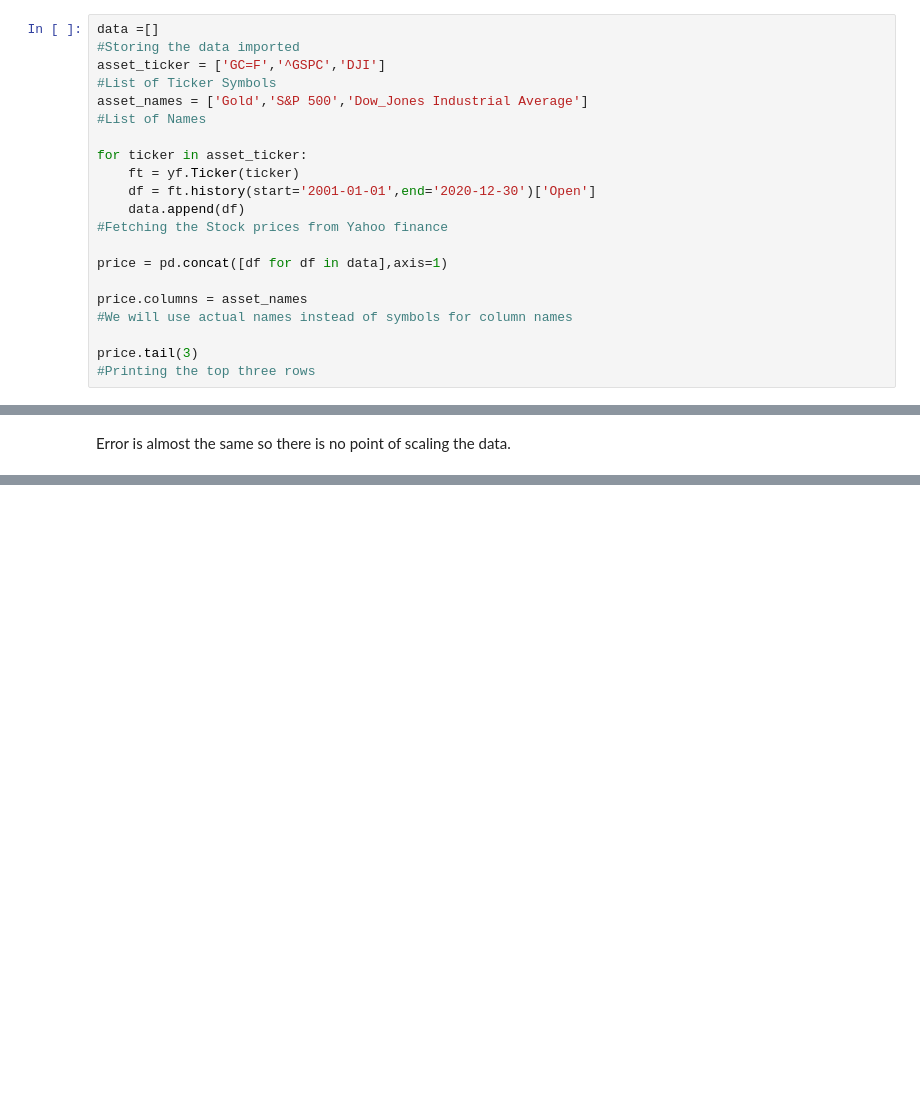
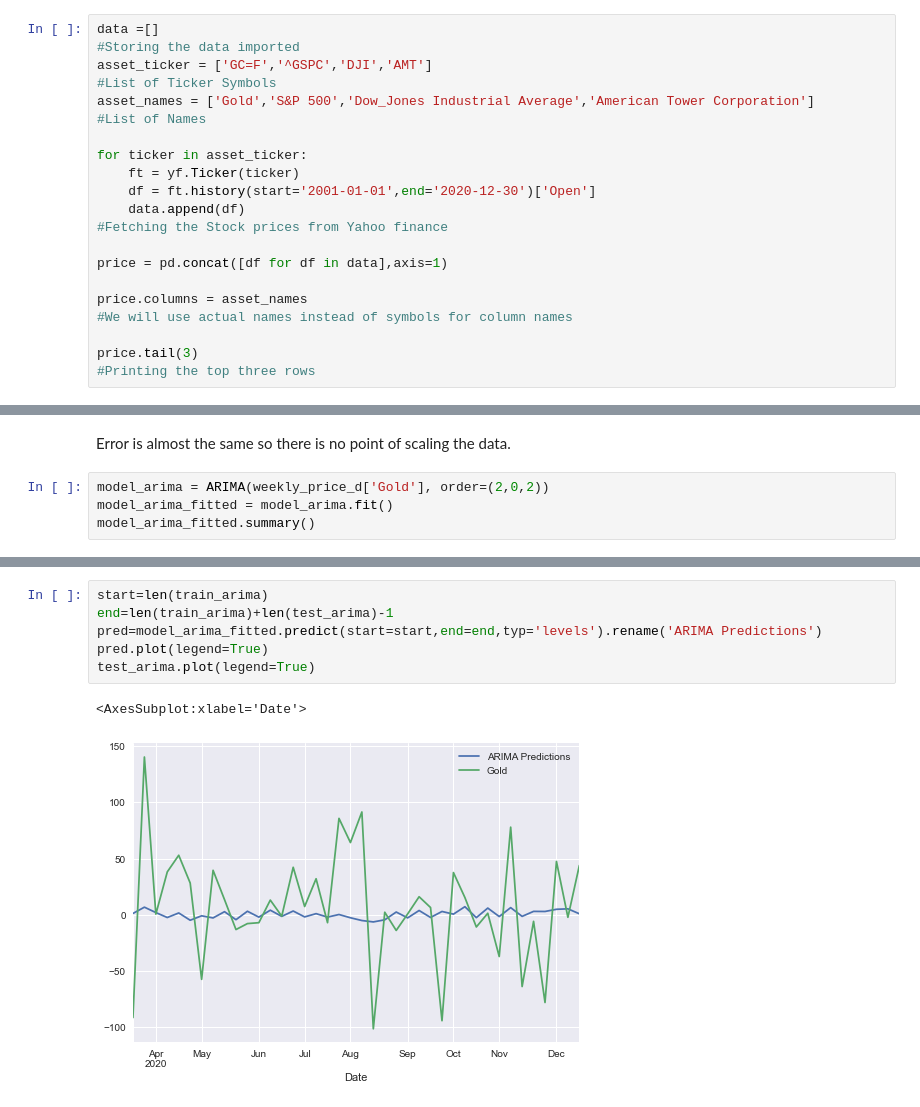
Before and after one commit to rishupadhye/Stock-Price-Prediction-Using-ARIMA-, a Jupyter notebook: Stock Price Prediction ARIMA .ipynb, the cells around one changed output, grey strips where cells are left out. Drawn from its saved outputs; the diff is of its cells as text; blank space fills up the shorter version.

```diff
--- a/Stock Price Prediction ARIMA .ipynb
+++ b/Stock Price Prediction ARIMA .ipynb
@@ -29,9 +29,9 @@ plt.style.use('seaborn')
 # %%
 data =[]
 #Storing the data imported
-asset_ticker = ['GC=F','^GSPC','DJI']
+asset_ticker = ['GC=F','^GSPC','DJI','AMT']
 #List of Ticker Symbols
-asset_names = ['Gold','S&P 500','Dow_Jones Industrial Average']
+asset_names = ['Gold','S&P 500','Dow_Jones Industrial Average','American Tower Corporation']
 #List of Names
 
 for ticker in asset_ticker:
@@ -204,2 +309,6 @@ pd.DataFrame(error, index = ['MinMaxScaler', 'StandardScaler'], columns = ['Erro
 # %% [markdown]
 Error is almost the same so there is no point of scaling the data.
+# %%
+model_arima = ARIMA(weekly_price_d['Gold'], order=(2,0,2))
+model_arima_fitted = model_arima.fit()
+model_arima_fitted.summary()
@@ -205,0 +336,9 @@ Error is almost the same so there is no point of scaling the data.
+# %%
+start=len(train_arima)
+end=len(train_arima)+len(test_arima)-1
+pred=model_arima_fitted.predict(start=start,end=end,typ='levels').rename('ARIMA Predictions')
+pred.plot(legend=True)
+test_arima.plot(legend=True)
+# %% [output]
+<AxesSubplot:xlabel='Date'>
+[figure, added]
```
Also changed, not shown: parts of 26 cells of this notebook.
